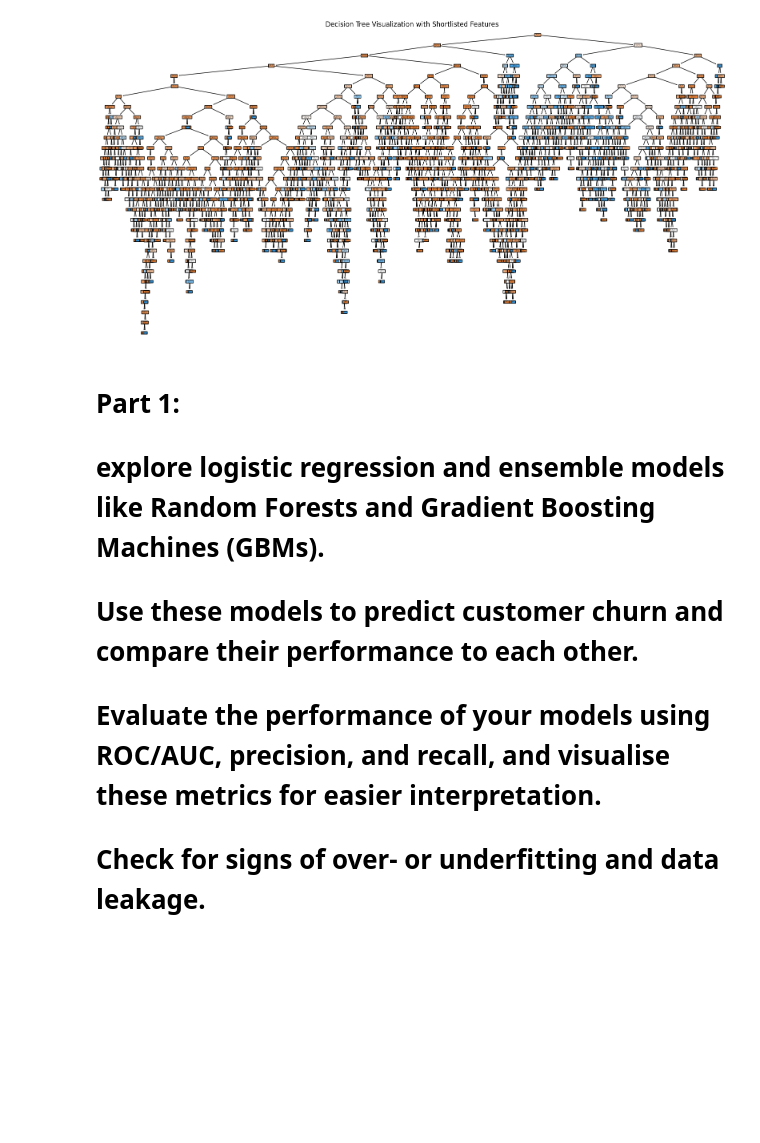
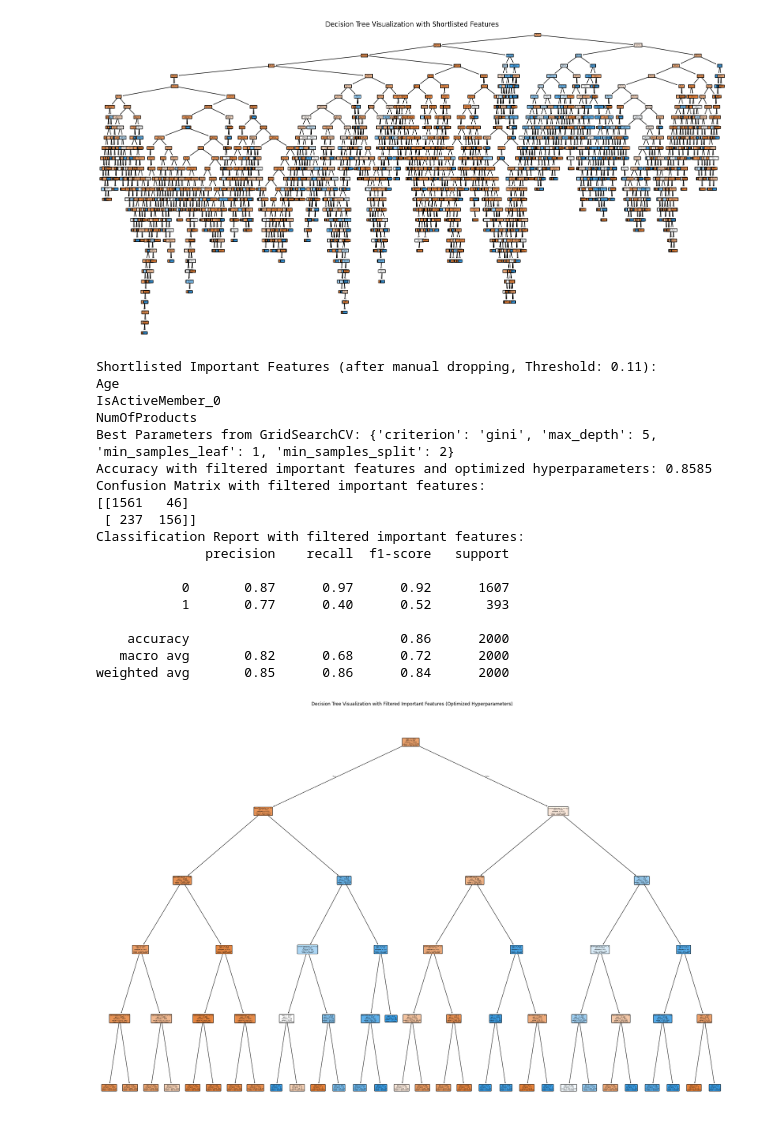
Before and after one commit to structuredcreations/Investment_Selector, a Jupyter notebook: _0_Mentum_Assignment_2.ipynb, the cells around one changed output. Drawn from its saved outputs; the diff is of its cells as text; code cells hidden in the pictures; blank space fills up the shorter version.

Commit message:
draft model + monitoring

```diff
--- a/_0_Mentum_Assignment_2.ipynb
+++ b/_0_Mentum_Assignment_2.ipynb
@@ -462,15 +462,24 @@ X_train_scaled = scaler.fit_transform(X_train)
 X_test_scaled = scaler.transform(X_test)
 
 # Initial Decision Tree Classifier to get feature importance
-dt_classifier = DecisionTreeClassifier(random_state=42)
+dt_classifier = DecisionTreeClassifier(    random_state=42,
+                                            max_depth=2,               # Limit the depth of the tree
+                                            min_samples_split=10,      # Minimum samples required to split a node
+                                            min_samples_leaf=5,        # Minimum samples required at a leaf node
+                                            max_leaf_nodes=5          # Limit the number of leaf nodes
+                                        )
+
+
+
+
 dt_classifier.fit(X_train_scaled, y_train)
 
 # Feature Importance - Sorting by most important
 feature_importance = dt_classifier.feature_importances_
 features = X.columns
 
-# Set a threshold for feature importance (e.g., 0.01)
-importance_threshold = 0.01
+# Set a threshold for feature importance
+importance_threshold = 0.11
 
 # Shortlist important features based on the threshold
 sorted_indices = np.argsort(feature_importance)[::-1]
@@ -511,37 +520,51 @@ grid_search = GridSearchCV(estimator=DecisionTreeClassifier(random_state=42),
 
 # Fit the model to the training data with hyperparameter tuning
 grid_search.fit(X_train_filtered, y_train)
 
 # Get the best parameters from GridSearchCV
 best_params = grid_search.best_params_
 print(f"Best Parameters from GridSearchCV: {best_params}")
 
 # Train the final model with the best parameters
 best_dt_classifier = grid_search.best_estimator_
 
 # Make predictions
 y_pred_filtered = best_dt_classifier.predict(X_test_filtered)
 
 # Evaluate the model with the optimized hyperparameters
 accuracy_filtered = accuracy_score(y_test, y_pred_filtered)
 conf_matrix_filtered = confusion_matrix(y_test, y_pred_filtered)
 class_report_filtered = classification_report(y_test, y_pred_filtered)
 
 # Print the results for the model with optimized hyperparameters
 print(f"Accuracy with filtered important features and optimized hyperparameters: {accuracy_filtered}")
 print("Confusion Matrix with filtered important features:")
 print(conf_matrix_filtered)
 print("Classification Report with filtered important features:")
 print(class_report_filtered)
 
 # Plot the decision tree with the filtered important features and optimized parameters
-plt.figure(figsize=(20, 10))
+plt.figure(figsize=(30, 20))
 plot_tree(best_dt_classifier, feature_names=important_features_filtered, class_names=['Not Exited', 'Exited'], filled=True, rounded=True)
 plt.title("Decision Tree Visualization with Filtered Important Features (Optimized Hyperparameters)")
 plt.show()
+# %% [output]
+Shortlisted Important Features (after manual dropping, Threshold: 0.11):
+Age
+IsActiveMember_0
+NumOfProducts
+Best Parameters from GridSearchCV: {'criterion': 'gini', 'max_depth': 5, 'min_samples_leaf': 1, 'min_samples_split': 2}
+Accuracy with filtered important features and optimized hyperparameters: 0.8585
+Confusion Matrix with filtered important features:
+[[1561   46]
+ [ 237  156]]
+Classification Report with filtered important features:
+              precision    recall  f1-score   support
+
+           0       0.87      0.97      0.92      1607
+           1       0.77      0.40      0.52       393
+
+    accuracy                           0.86      2000
+   macro avg       0.82      0.68      0.72      2000
+weighted avg       0.85      0.86      0.84      2000
+[figure, added]
-# %% [markdown]
-# Part 1:
-# explore logistic regression and ensemble models like Random Forests and Gradient Boosting Machines (GBMs).
-# Use these models to predict customer churn and compare their performance to each other.
-# Evaluate the performance of your models using ROC/AUC, precision, and recall, and visualise these metrics for easier interpretation.
-# Check for signs of over- or underfitting and data leakage.
```
Also changed, not shown: parts of 6 cells of this notebook, 1 other file.
